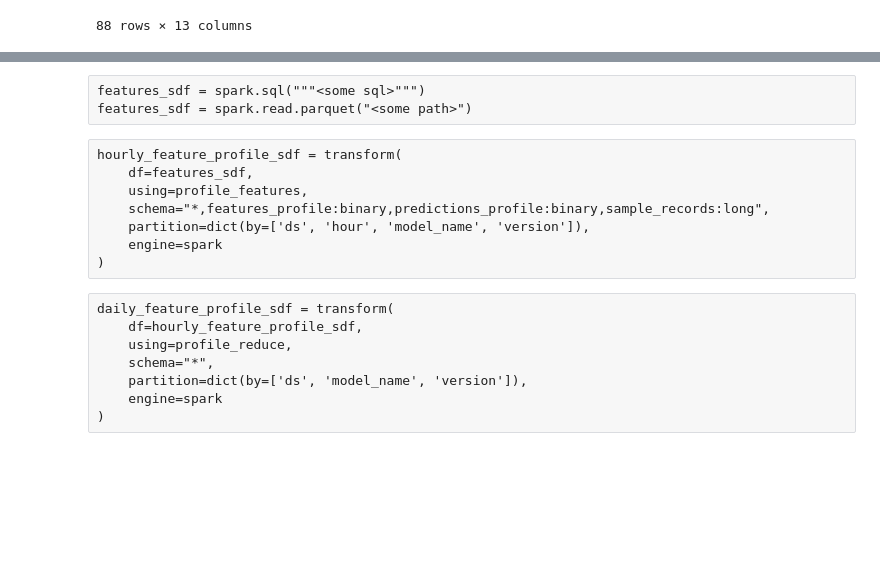
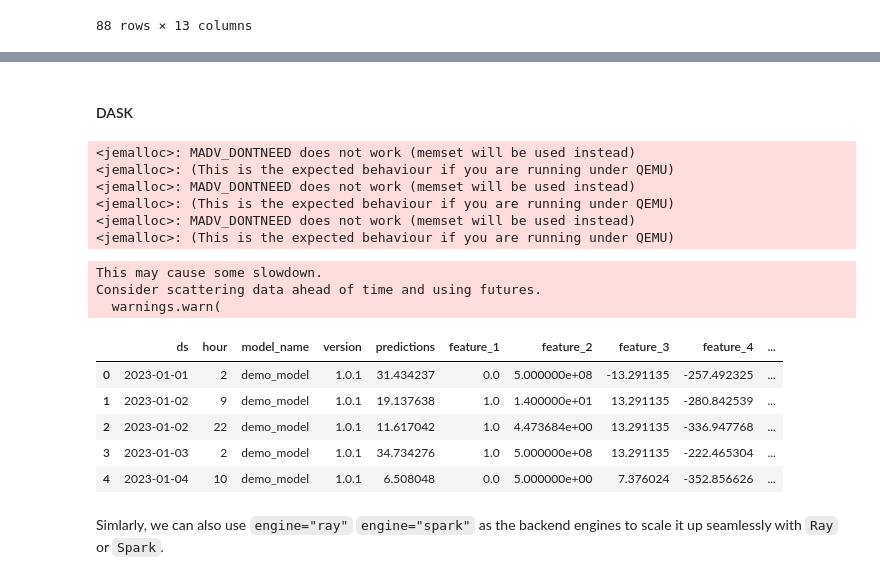
Before and after one commit to anindya-saha/pydata-seattle, a Jupyter notebook: Distributed-profiling.ipynb, the cells around one changed output, grey strips where cells are left out. Drawn from its saved outputs; the diff is of its cells as text; code cells hidden in the pictures; blank space fills up the shorter version.

```diff
--- a/Distributed-profiling.ipynb
+++ b/Distributed-profiling.ipynb
@@ -424,19 +391,33 @@ spark = SparkSession.builder.master("local[1]").appName('SparkByExamples.com').g
-# %% [raw]
-features_sdf = spark.sql("""<some sql>""")
-features_sdf = spark.read.parquet("<some path>")
-# %% [raw]
-hourly_feature_profile_sdf = transform(
-    df=features_sdf,
-    using=profile_features,
-    schema="*,features_profile:binary,predictions_profile:binary,sample_records:long",
-    partition=dict(by=['ds', 'hour', 'model_name', 'version']),
-    engine=spark
-)
-# %% [raw]
-daily_feature_profile_sdf = transform(
-    df=hourly_feature_profile_sdf,
-    using=profile_reduce,
-    schema="*",
-    partition=dict(by=['ds', 'model_name', 'version']),
-    engine=spark
-)
+# %% [markdown]
+#### DASK
+# %%
+from fugue import transform
+
+hourly_feature_profile_df = transform(
+    df=features_df,
+    using=profile_features,
+    schema="*-occurred_at+features_profile:binary,predictions_profile:binary,sample_records:long",
+    partition=dict(by=['ds', 'hour', 'model_name', 'version']),
+    engine="dask"
+)
+# %% [output]
+<jemalloc>: MADV_DONTNEED does not work (memset will be used instead)
+<jemalloc>: (This is the expected behaviour if you are running under QEMU)
+<jemalloc>: MADV_DONTNEED does not work (memset will be used instead)
+<jemalloc>: (This is the expected behaviour if you are running under QEMU)
+<jemalloc>: MADV_DONTNEED does not work (memset will be used instead)
+<jemalloc>: (This is the expected behaviour if you are running under QEMU)
+# %%
+hourly_feature_profile_df.head(5)
+# %% [output]
+This may cause some slowdown.
+Consider scattering data ahead of time and using futures.
+  warnings.warn(
+|  | ds | hour | model_name | version | predictions | feature_1 | feature_2 | feature_3 | feature_4 | ... |
+| 0 | 2023-01-01 | 2 | demo_model | 1.0.1 | 31.434237 | 0.0 | 5.000000e+08 | -13.291135 | -257.492325 | ... |
+| 1 | 2023-01-02 | 9 | demo_model | 1.0.1 | 19.137638 | 1.0 | 1.400000e+01 | 13.291135 | -280.842539 | ... |
+| 2 | 2023-01-02 | 22 | demo_model | 1.0.1 | 11.617042 | 1.0 | 4.473684e+00 | 13.291135 | -336.947768 | ... |
+| 3 | 2023-01-03 | 2 | demo_model | 1.0.1 | 34.734276 | 1.0 | 5.000000e+08 | 13.291135 | -222.465304 | ... |
+| 4 | 2023-01-04 | 10 | demo_model | 1.0.1 | 6.508048 | 0.0 | 5.000000e+00 | 7.376024 | -352.856626 | ... |
+# %% [markdown]
+Simlarly, we can also use `engine="ray"` `engine="spark"` as the backend engines to scale it up seamlessly with `Ray` or `Spark`.
```
Also changed, not shown: parts of 13 cells of this notebook, 3 other files.
